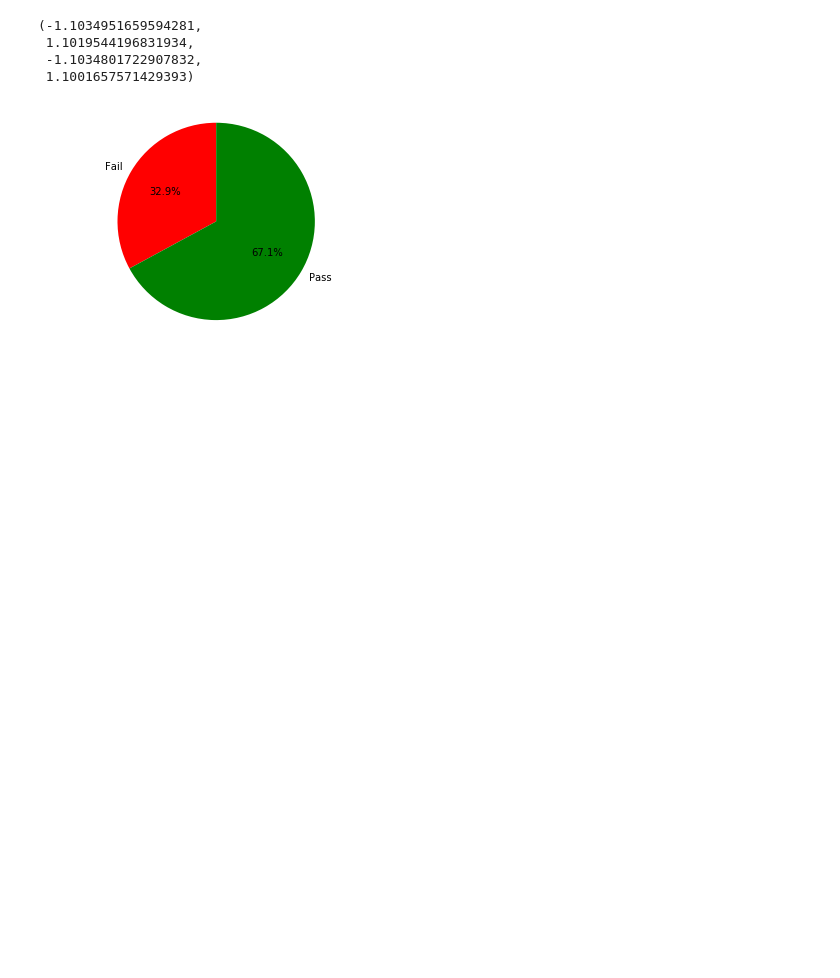
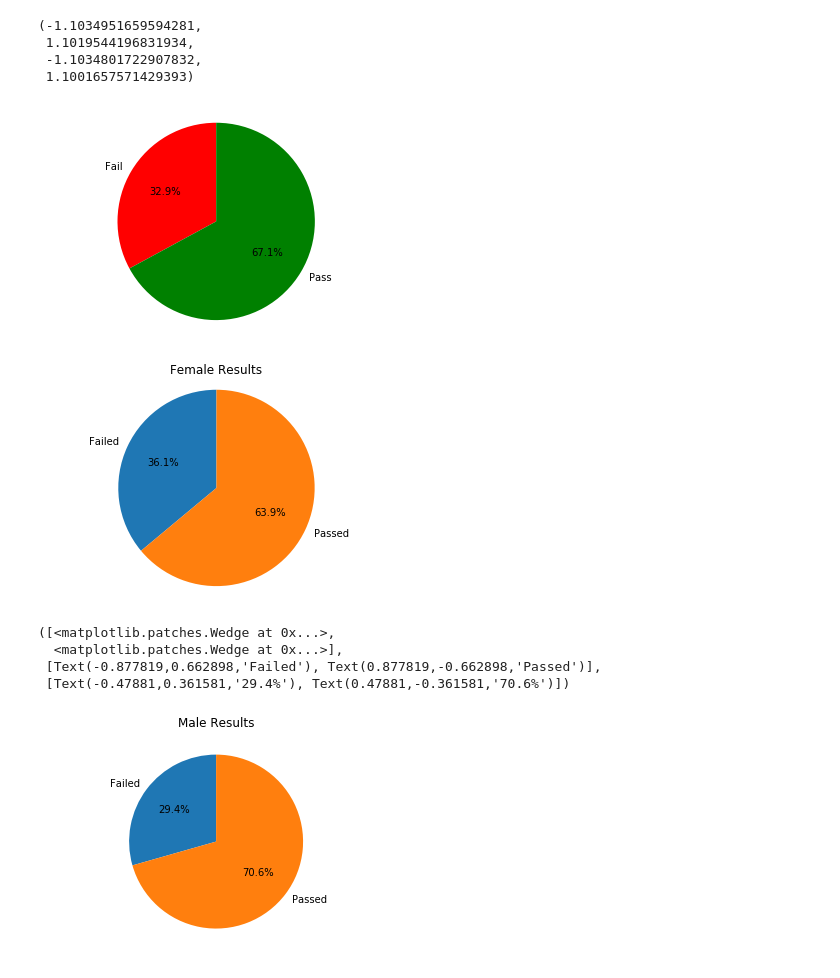
Before and after one commit to vishalvb/Apex, a Jupyter notebook: Apex.ipynb, the cells around one changed output. Drawn from its saved outputs; the diff is of its cells as text; code cells hidden in the pictures; blank space fills up the shorter version.

```diff
--- a/Apex.ipynb
+++ b/Apex.ipynb
@@ -351,7 +407,7 @@ data['result'].value_counts()
 0    130
 Name: result, dtype: int64
 # %%
-data = data.drop(['G3'], axis = 1)
+#data = data.drop(['G3'], axis = 1)
 # %%
 data.head()
 # %% [output]
@@ -392,3 +447,28 @@ plt.axis('equal')
  -1.1034801722907832,
  1.1001657571429393)
 [figure]
+# %%
+cross_gender = pd.crosstab(data['sex'],data['result']).apply(lambda x: x/x.sum() * 100, axis=1)
+cross_gender.iloc[1][0]
+
+
+Female_Failed = cross_gender.iloc[0][0]
+Female_Passed = cross_gender.iloc[0][1]
+Male_Failed = cross_gender.iloc[1][0]
+Male_Passed = cross_gender.iloc[1][1]
+
+plt.title('Female Results')
+plt.pie(x=[F_Failed, F_Passed], labels = ['Failed', 'Passed'], autopct="%1.1f%%", startangle=90)
+plt.axis('equal')
+plt.show()
+
+plt.title('Male Results')
+plt.axis('equal')
+plt.pie(x=[M_Failed, M_Passed], labels = ['Failed', 'Passed'], autopct="%1.1f%%", startangle=90)
+# %% [output]
+[figure, added]
+([<matplotlib.patches.Wedge at 0x...>,
+  <matplotlib.patches.Wedge at 0x...>],
+ [Text(-0.877819,0.662898,'Failed'), Text(0.877819,-0.662898,'Passed')],
+ [Text(-0.47881,0.361581,'29.4%'), Text(0.47881,-0.361581,'70.6%')])
+[figure, added]
```
Also changed, not shown: parts of 68 cells of this notebook.
